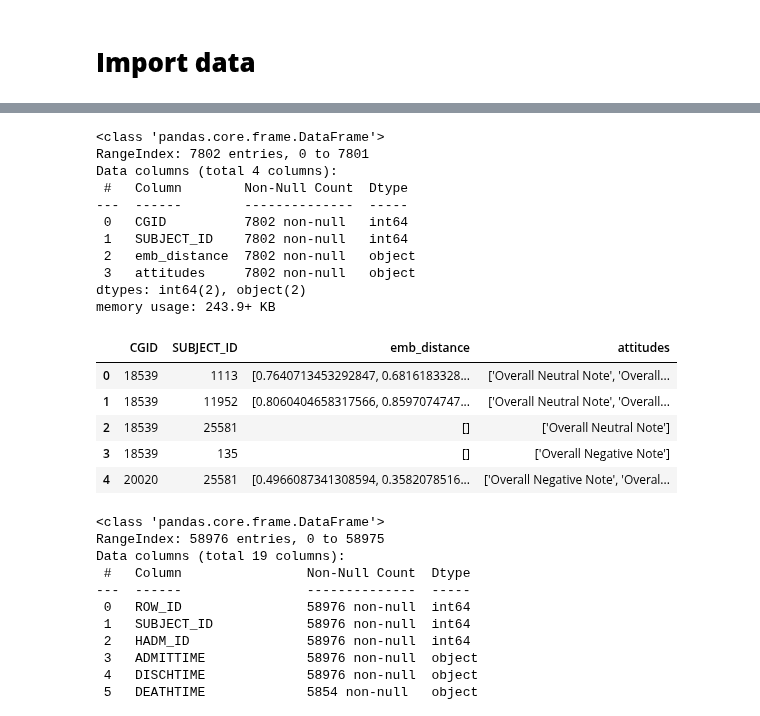
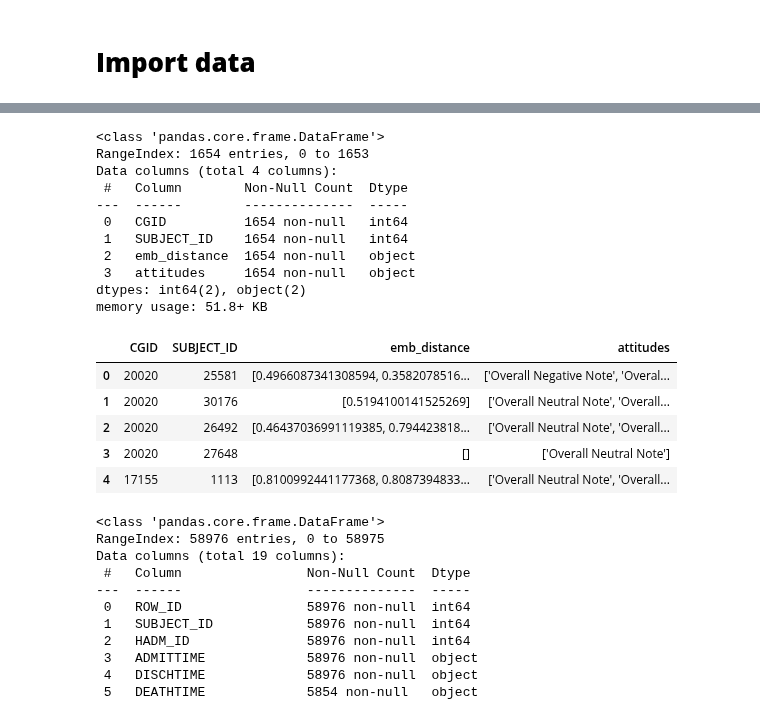
Before and after one commit to tanoManzo/mimic_trajectories, a Jupyter notebook: MIMIC_TRAJECTORY_embeddings_03_graph_df.ipynb, the cells around one changed output, grey strips where cells are left out. Cells and saved outputs as stored; diff of their text form; code cells hidden in the pictures.

```diff
--- a/MIMIC_TRAJECTORY_embeddings_03_graph_df.ipynb
+++ b/MIMIC_TRAJECTORY_embeddings_03_graph_df.ipynb
@@ -14,26 +14,26 @@ Drive already mounted at /content/drive; to attempt to forcibly remount, call dr
 # %%
-notes_name = "NOTES_NURSING_TRAJECTORIES_sixtyCGs.csv"
+notes_name = "NOTES_NURSING_TRAJECTORIES_multipleCG.csv"
 df_notes = pd.read_csv(file_path+notes_name)
 df_notes.info()
 df_notes.head(5)
 # %% [output]
 <class 'pandas.core.frame.DataFrame'>
-RangeIndex: 7802 entries, 0 to 7801
+RangeIndex: 1654 entries, 0 to 1653
 Data columns (total 4 columns):
  #   Column        Non-Null Count  Dtype
 ---  ------        --------------  -----
- 0   CGID          7802 non-null   int64
- 1   SUBJECT_ID    7802 non-null   int64
- 2   emb_distance  7802 non-null   object
- 3   attitudes     7802 non-null   object
+ 0   CGID          1654 non-null   int64
+ 1   SUBJECT_ID    1654 non-null   int64
+ 2   emb_distance  1654 non-null   object
+ 3   attitudes     1654 non-null   object
 dtypes: int64(2), object(2)
-memory usage: 243.9+ KB
+memory usage: 51.8+ KB
 |  | CGID | SUBJECT_ID | emb_distance | attitudes |
-| 0 | 18539 | 1113 | [0.7640713453292847, 0.6816183328... | ['Overall Neutral Note', 'Overall... |
-| 1 | 18539 | 11952 | [0.8060404658317566, 0.8597074747... | ['Overall Neutral Note', 'Overall... |
-| 2 | 18539 | 25581 | [] | ['Overall Neutral Note'] |
-| 3 | 18539 | 135 | [] | ['Overall Negative Note'] |
-| 4 | 20020 | 25581 | [0.4966087341308594, 0.3582078516... | ['Overall Negative Note', 'Overal... |
+| 0 | 20020 | 25581 | [0.4966087341308594, 0.3582078516... | ['Overall Negative Note', 'Overal... |
+| 1 | 20020 | 30176 | [0.5194100141525269] | ['Overall Neutral Note', 'Overall... |
+| 2 | 20020 | 26492 | [0.46437036991119385, 0.794423818... | ['Overall Neutral Note', 'Overall... |
+| 3 | 20020 | 27648 | [] | ['Overall Neutral Note'] |
+| 4 | 17155 | 1113 | [0.8100992441177368, 0.8087394833... | ['Overall Neutral Note', 'Overall... |
 # %%
 patient_features = "ADMISSIONS.csv"
 df_patient_features = pd.read_csv(file_path+patient_features)
```
Also changed, not shown: parts of 9 cells of this notebook.
